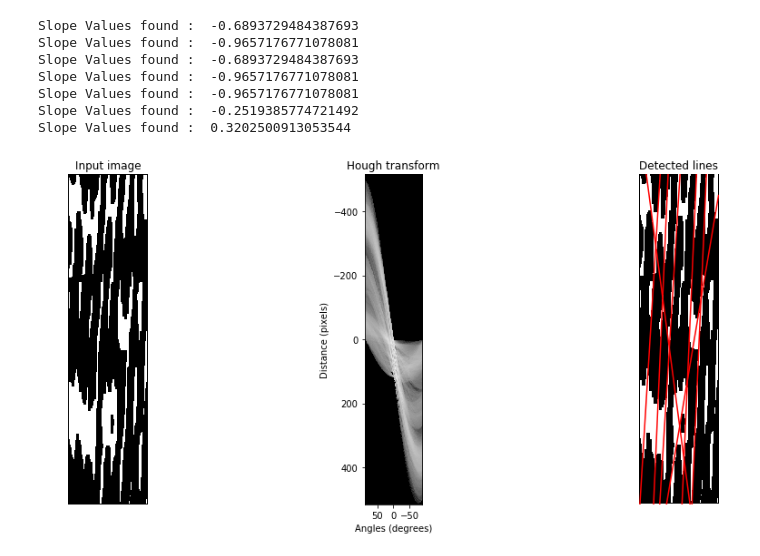
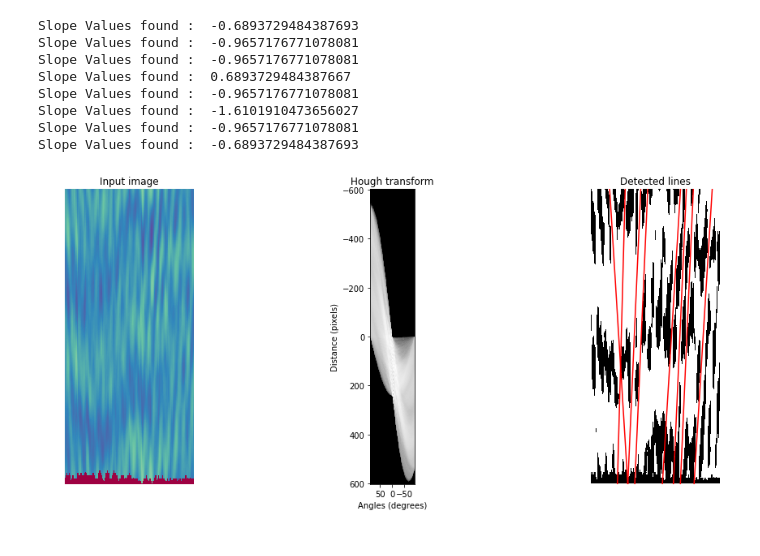
Before and after one commit to oozguc/PyImage, a Jupyter notebook: ObjectClassInstance/HoughTransform.ipynb, the cells around one changed output. Saved outputs shown, nothing was run; the diff lists cells and outputs as text; code cells hidden in the pictures.

```diff
--- a/ObjectClassInstance/HoughTransform.ipynb
+++ b/ObjectClassInstance/HoughTransform.ipynb
@@ -27,8 +28,8 @@ from skimage.filters import threshold_otsu, threshold_local
 from skimage import feature
 from Normalize import normalizeFloat, normalizeMinMax, Path, save_tiff_imagej_compatible
 # %%
-targetdir = '/Users/aimachine/Documents/JLMCurvature/FFTImageTest/'
-sourceimage = '/Users/aimachine/Documents/JLMCurvature/FFTImageTest/FullResolution.tif'
+targetdir = '/Users/aimachine/Documents/KymoGraphsForFFT/NewKymographs'
+sourceimage = '/Users/aimachine/Documents/KymoGraphsForFFT/NewKymographs/KymographN5Circle.tif'
 
 base = os.path.split(sourceimage)[-1]
 
@@ -39,7 +40,7 @@ Tcalibration = 5
 #Enter start y pixel unit for the section
 StartSection = 0
 #Enter end y pixel unit for section
-EndSection = 500
+EndSection = 600
 #Enter start y pixel unit for the section
 TStartSection = 0
 
@@ -75,7 +72,7 @@ h, theta, d = hough_line(binary)
 fig, axes = plt.subplots(1, 3, figsize=(15, 6))
 ax = axes.ravel()
 
-ax[0].imshow(binary, cmap=cm.gray)
+ax[0].imshow(cutimage, cmap=cm.Spectral)
 ax[0].set_title('Input image')
 ax[0].set_axis_off()
 
@@ -84,38 +81,39 @@ ax[1].imshow(np.log(1 + h),
              cmap=cm.gray, aspect=1/1.5)
 ax[1].set_title('Hough transform')
 ax[1].set_xlabel('Angles (degrees)')
 ax[1].set_ylabel('Distance (pixels)')
 ax[1].axis('image')
 
 ax[2].imshow(binary, cmap=cm.gray)
 for _, angle, dist in zip(*hough_line_peaks(h, theta, d)):
     y0 = (dist - 0 * np.cos(angle)) / np.sin(angle)
     y1 = (dist - binary.shape[1] * np.cos(angle)) / np.sin(angle)
     slope =  -np.cos(angle) / np.sin(angle) * Xcalibration / Tcalibration
     #Draw high slopes
-    #if np.abs(slope) > 0.4:
-    print("Slope Values found : " ,slope  )
+    if np.abs(slope) > 0.6:
+     print("Slope Values found : " ,slope  )
 
-    ax[2].plot((0, binary.shape[1]), (y0, y1), '-r')
+     ax[2].plot((0, binary.shape[1]), (y0, y1), '-r')
 
 ax[2].set_xlim((0, binary.shape[1]))
 ax[2].set_ylim((binary.shape[0], 0))
 ax[2].set_axis_off()
 ax[2].set_title('Detected lines')
 
 plt.tight_layout()
 plt.show()
 
 
 
 for a in ax:
     a.set_axis_off()
 # %% [output]
-Slope Values found :  -0.6893729484387693
-Slope Values found :  -0.9657176771078081
 Slope Values found :  -0.6893729484387693
 Slope Values found :  -0.9657176771078081
 Slope Values found :  -0.9657176771078081
-Slope Values found :  -0.2519385774721492
-Slope Values found :  0.3202500913053544
+Slope Values found :  0.6893729484387667
+Slope Values found :  -0.9657176771078081
+Slope Values found :  -1.6101910473656027
+Slope Values found :  -0.9657176771078081
+Slope Values found :  -0.6893729484387693
-[figure, old version]
+[figure, new version]
```
Also changed, not shown: parts of 4 cells of this notebook, 5 other files.
